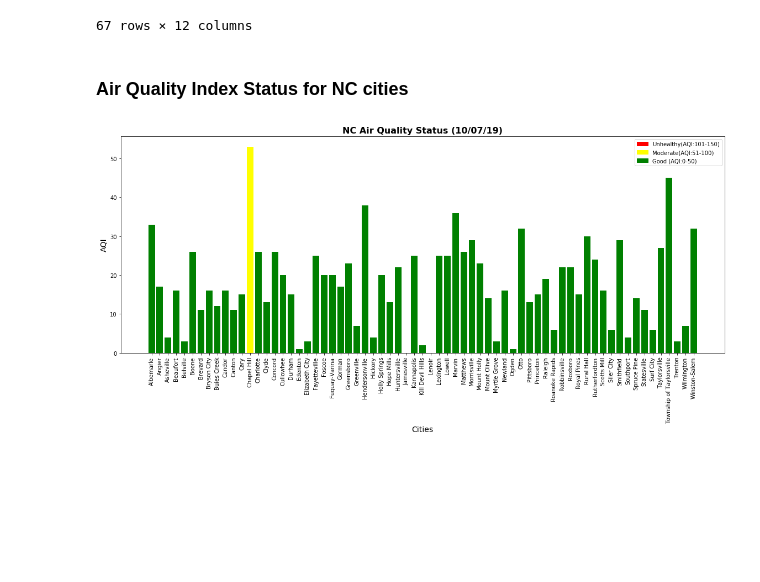
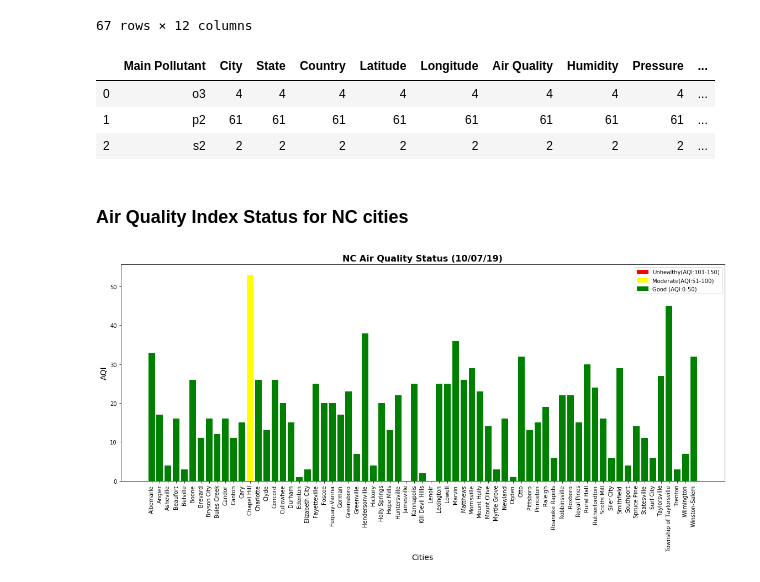
Before and after one commit to nadireag/Air-Quality, a Jupyter notebook: AirQualityPy.ipynb, the cells around one changed output. Drawn from its saved outputs; the diff is of its cells as text; code cells hidden in the pictures; blank space fills up the shorter version.

```diff
--- a/AirQualityPy.ipynb
+++ b/AirQualityPy.ipynb
@@ -197,6 +198,16 @@ air_df
 # %%
 # Save the dataframe as csv
 nc_air_quality = air_df.to_csv("output/nc_air_quality.csv", index=False, header=True)
+# %%
+# Group by main air polutants to get data to identify pollutants for NC cities
+air_pollutant_df = air_df.groupby(["Main Pollutant"], as_index=False)
+grouped_df = air_pollutant_df.count().head()
+grouped_df
+# %% [output]
+|  | Main Pollutant | City | State | Country | Latitude | Longitude | Air Quality | Humidity | Pressure | ... |
+| 0 | o3 | 4 | 4 | 4 | 4 | 4 | 4 | 4 | 4 | ... |
+| 1 | p2 | 61 | 61 | 61 | 61 | 61 | 61 | 61 | 61 | ... |
+| 2 | s2 | 2 | 2 | 2 | 2 | 2 | 2 | 2 | 2 | ... |
 # %% [markdown]
 ### Air Quality Index Status for NC cities
 # %%
```
Also changed, not shown: parts of 4 cells of this notebook, 1 other file.
